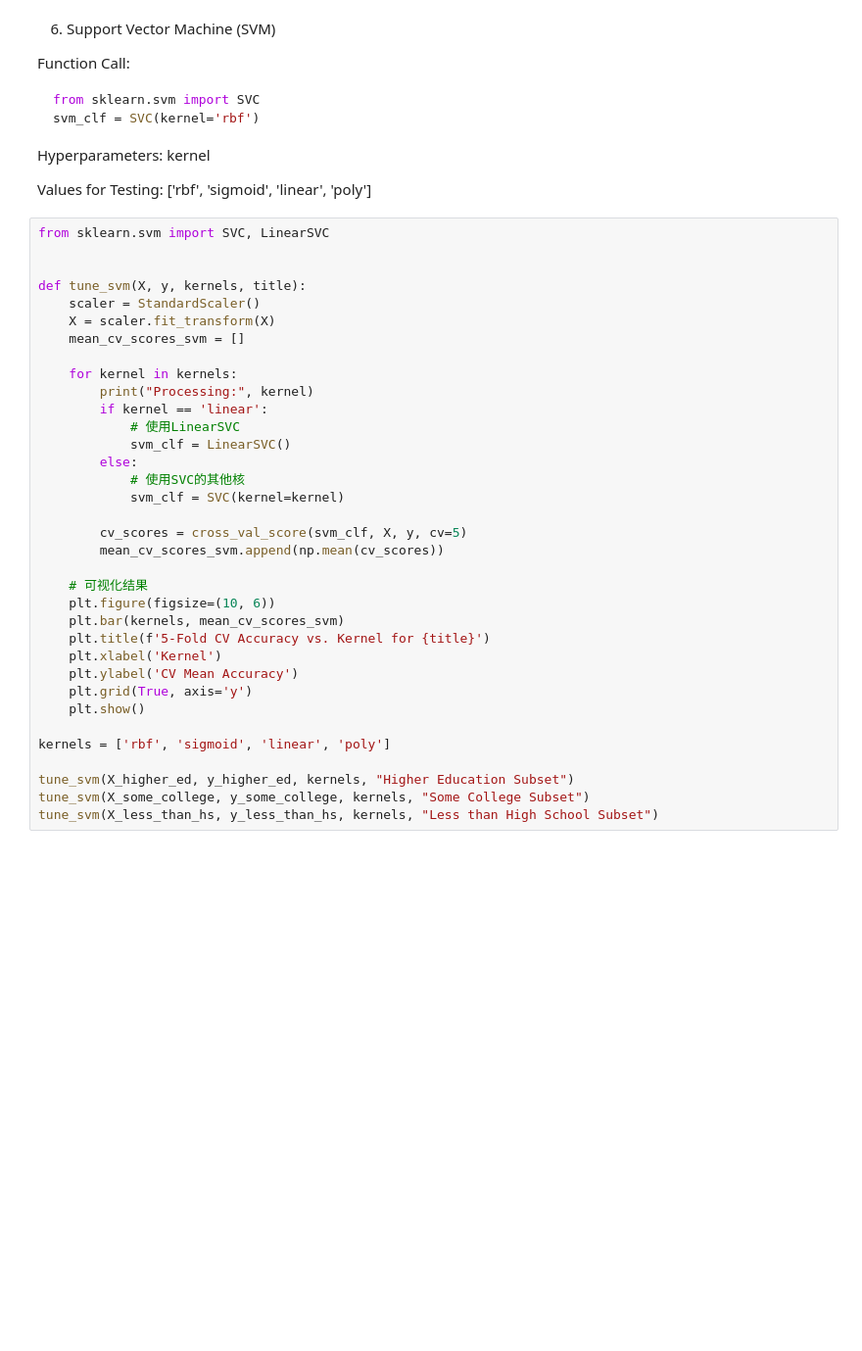
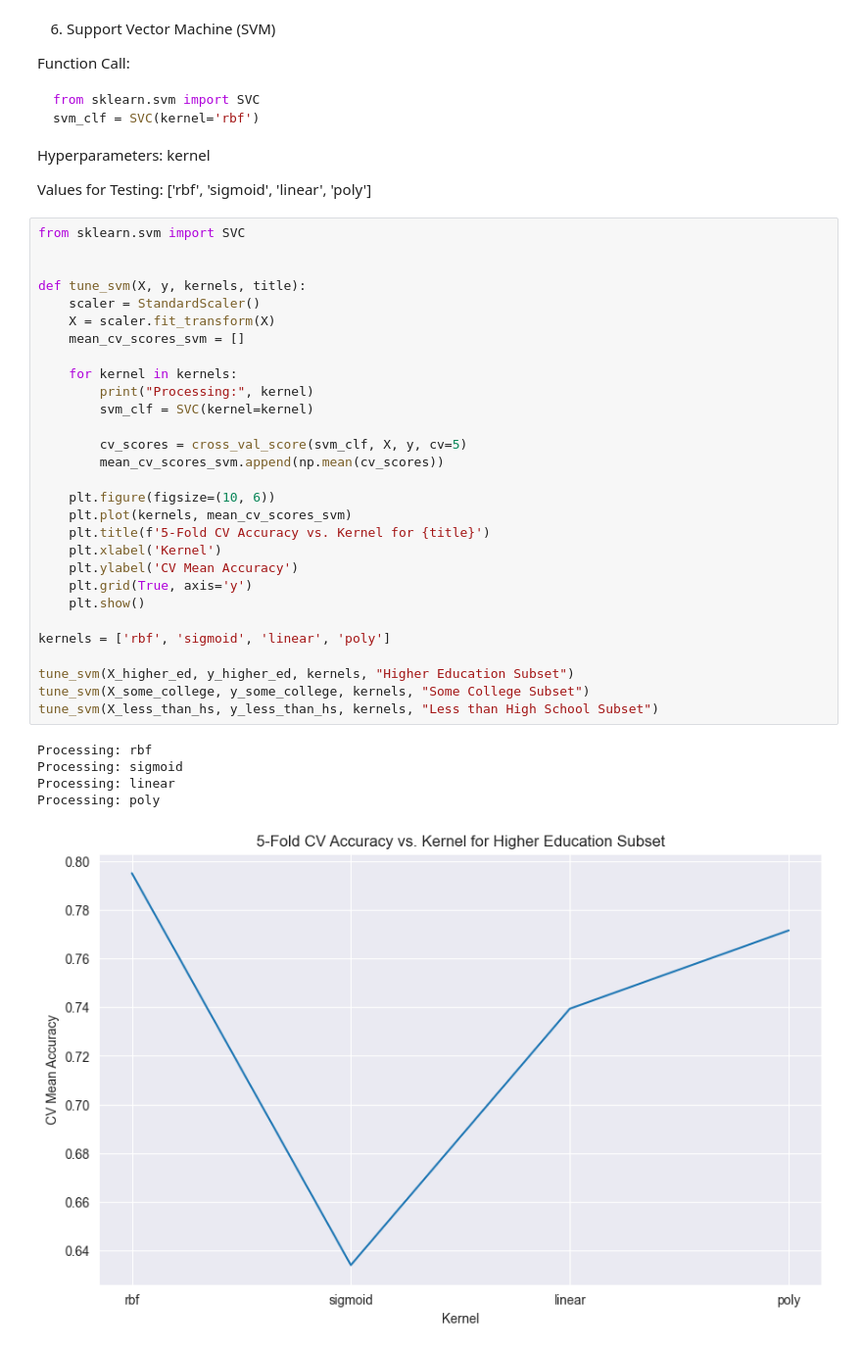
Before and after one commit to ruoyaow/cse514pa2, a Jupyter notebook: pa2b.ipynb, the cells around one changed output. Shown at 98% size. Saved outputs shown, nothing was run; the diff lists cells and outputs as text; blank space fills up the shorter version.

```diff
--- a/pa2b.ipynb
+++ b/pa2b.ipynb
@@ -366,37 +394,37 @@ Hyperparameters: kernel
 
 Values for Testing: ['rbf', 'sigmoid', 'linear', 'poly']
 # %%
-from sklearn.svm import SVC, LinearSVC
+from sklearn.svm import SVC
 
 
 def tune_svm(X, y, kernels, title):
     scaler = StandardScaler()
     X = scaler.fit_transform(X)
     mean_cv_scores_svm = []
 
     for kernel in kernels:
         print("Processing:", kernel)
-        if kernel == 'linear':
-            # 使用LinearSVC
-            svm_clf = LinearSVC()
-        else:
-            # 使用SVC的其他核
-            svm_clf = SVC(kernel=kernel)
+        svm_clf = SVC(kernel=kernel)
 
         cv_scores = cross_val_score(svm_clf, X, y, cv=5)
         mean_cv_scores_svm.append(np.mean(cv_scores))
 
-    # 可视化结果
     plt.figure(figsize=(10, 6))
-    plt.bar(kernels, mean_cv_scores_svm)
+    plt.plot(kernels, mean_cv_scores_svm)
     plt.title(f'5-Fold CV Accuracy vs. Kernel for {title}')
     plt.xlabel('Kernel')
     plt.ylabel('CV Mean Accuracy')
     plt.grid(True, axis='y')
     plt.show()
 
 kernels = ['rbf', 'sigmoid', 'linear', 'poly']
 
 tune_svm(X_higher_ed, y_higher_ed, kernels, "Higher Education Subset")
 tune_svm(X_some_college, y_some_college, kernels, "Some College Subset")
 tune_svm(X_less_than_hs, y_less_than_hs, kernels, "Less than High School Subset")
+# %% [output]
+Processing: rbf
+Processing: sigmoid
+Processing: linear
+Processing: poly
+[figure, added]
```
Also changed, not shown: parts of 5 cells of this notebook, 1 other file.
